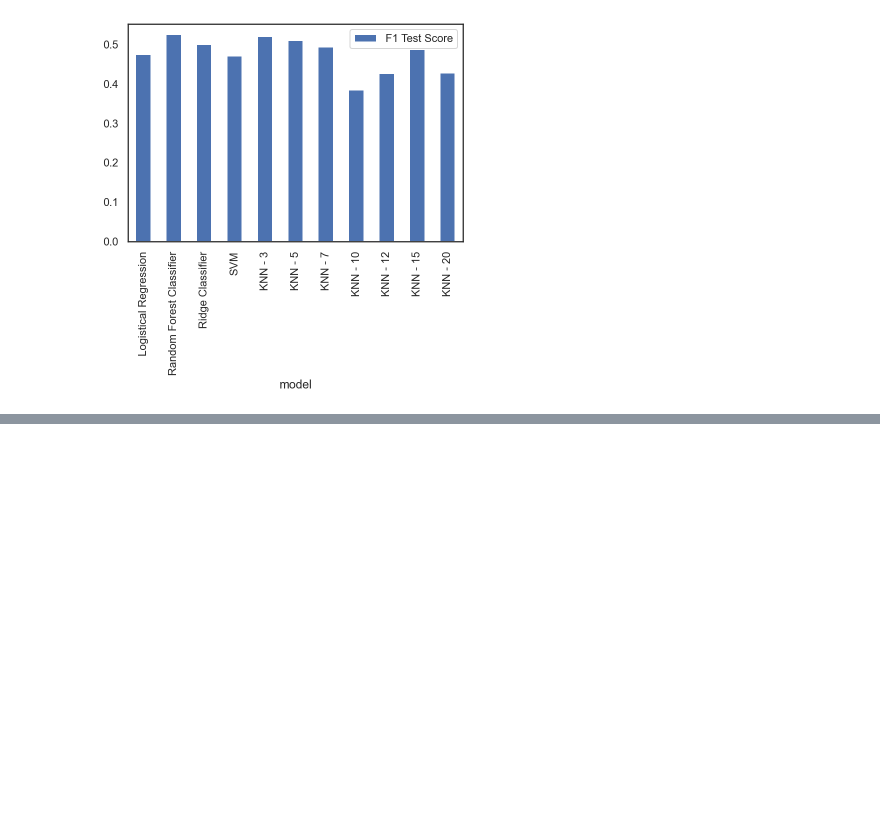
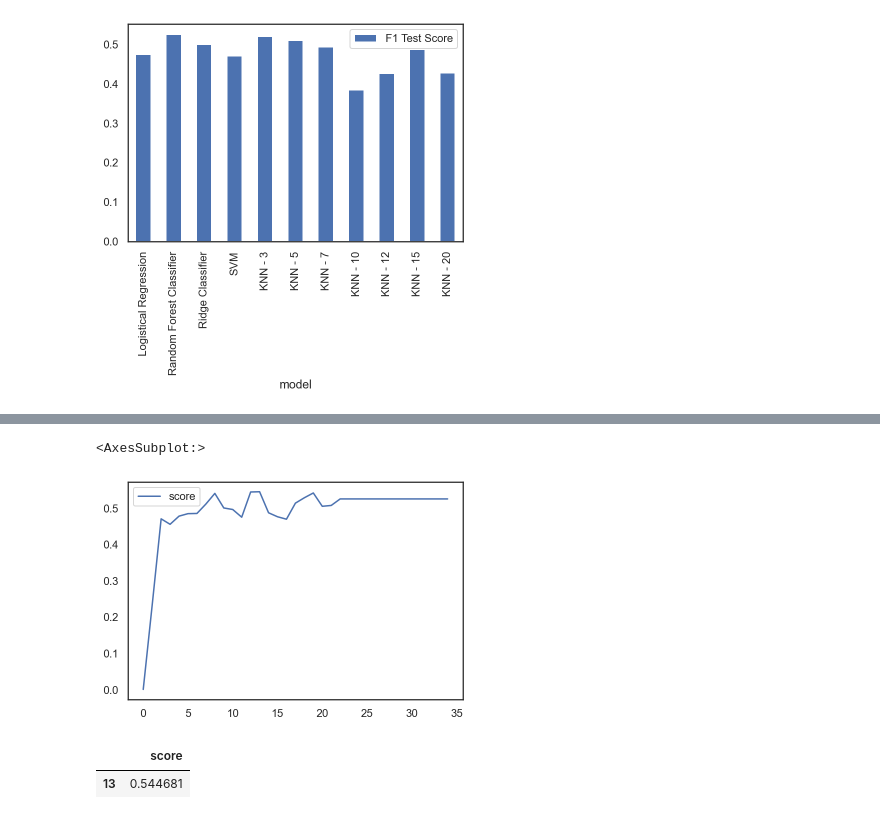
Before and after one commit to vmmadathil/spotify-acrostic, a Jupyter notebook: notebooks/03-VM-Binary_Prep.ipynb, the cells around one changed output, grey strips where cells are left out. Drawn from its saved outputs; the diff is of its cells as text; code cells hidden in the pictures; blank space fills up the shorter version.

```diff
--- a/notebooks/03-VM-Binary_Prep.ipynb
+++ b/notebooks/03-VM-Binary_Prep.ipynb
@@ -357,0 +523,19 @@ model_results.plot(kind = 'bar')
+# %%
+f1 = []
+
+#figuring out max depth
+
+for n in range(1, 36):
+    print(n)
+    rf_class = RandomForestClassifier(n_estimators=10, max_depth = n, max_features = 'sqrt', criterion = 'entropy', random_state = 42)
+    rf_class.fit(X_train_scaled, y_train_scaled)
+
+    y_pred = rf_class.predict(X_test_scaled)
+    score = f1_score(y_test_scaled, y_pred)
+
+    f1.append(score)
+
+lists = list(zip(f1))
+
+max_depth = pd.DataFrame(lists, columns = ['score'])
+max_depth.head()
@@ -357,0 +566,12 @@ model_results.plot(kind = 'bar')
+# %%
+max_depth.plot(kind='line')
+# %% [output]
+<AxesSubplot:>
+[figure, added]
+# %%
+#seems like the depth should be 13
+
+max_depth.loc[max_depth['score'] == max(max_depth['score'])]
+# %% [output]
+|  | score |
+| 13 | 0.544681 |
```
Also changed, not shown: parts of 14 cells of this notebook.
